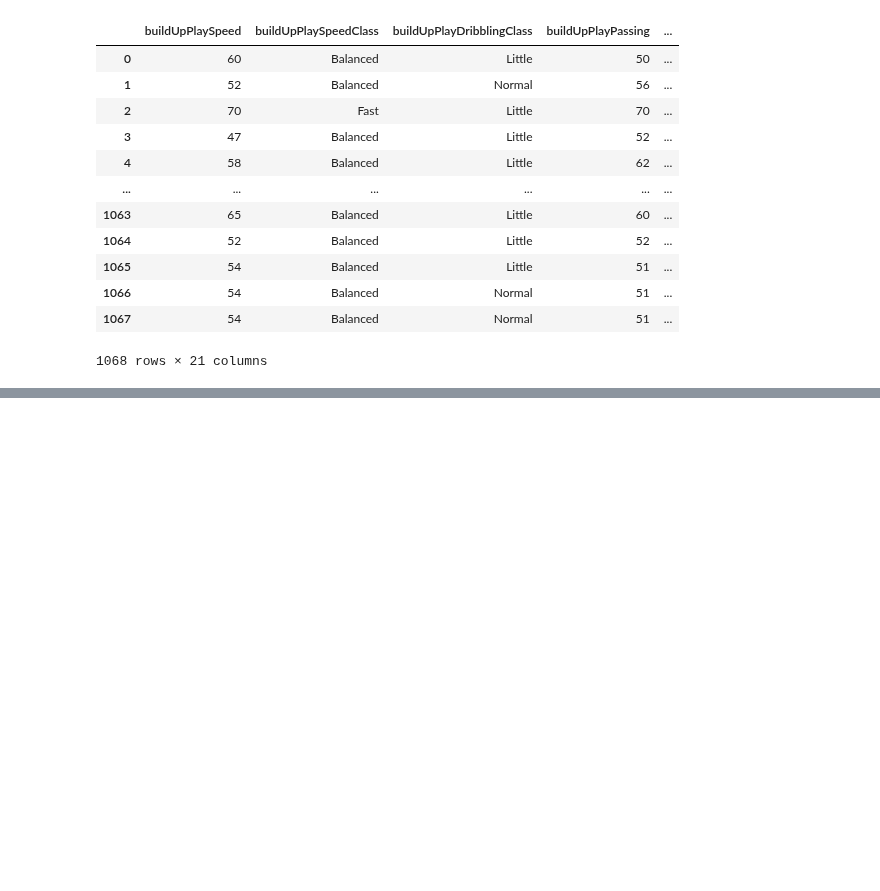
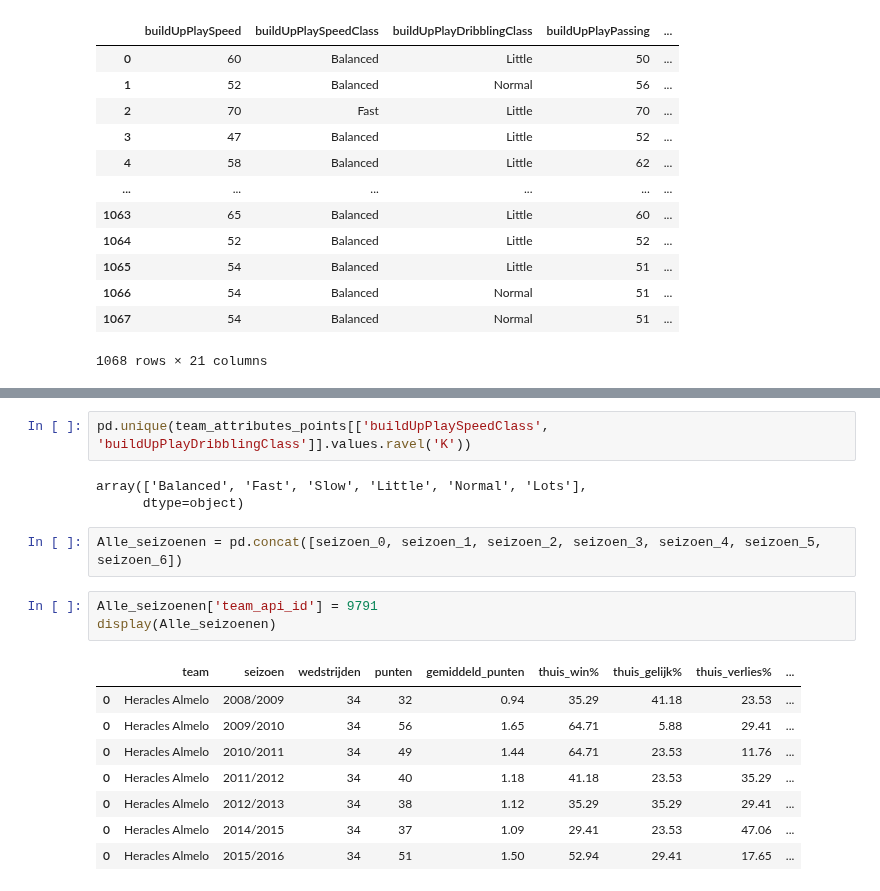
Before and after one commit to BJHeemskerk/DataLab2_2023, a Jupyter notebook: DataLab2_Groep_3B.ipynb, the cells around one changed output, grey strips where cells are left out. Cells and saved outputs as stored; diff of their text form; blank space fills up the shorter version.

```diff
--- a/DataLab2_Groep_3B.ipynb
+++ b/DataLab2_Groep_3B.ipynb
@@ -706,0 +725,19 @@ team_attributes_points
+# %%
+pd.unique(team_attributes_points[['buildUpPlaySpeedClass', 'buildUpPlayDribblingClass']].values.ravel('K'))
+# %% [output]
+array(['Balanced', 'Fast', 'Slow', 'Little', 'Normal', 'Lots'],
+      dtype=object)
+# %%
+Alle_seizoenen = pd.concat([seizoen_0, seizoen_1, seizoen_2, seizoen_3, seizoen_4, seizoen_5, seizoen_6])
+# %%
+Alle_seizoenen['team_api_id'] = 9791
+display(Alle_seizoenen)
+# %% [output]
+|  | team | seizoen | wedstrijden | punten | gemiddeld_punten | thuis_win% | thuis_gelijk% | thuis_verlies% | ... |
+| 0 | Heracles Almelo | 2008/2009 | 34 | 32 | 0.94 | 35.29 | 41.18 | 23.53 | ... |
+| 0 | Heracles Almelo | 2009/2010 | 34 | 56 | 1.65 | 64.71 | 5.88 | 29.41 | ... |
+| 0 | Heracles Almelo | 2010/2011 | 34 | 49 | 1.44 | 64.71 | 23.53 | 11.76 | ... |
+| 0 | Heracles Almelo | 2011/2012 | 34 | 40 | 1.18 | 41.18 | 23.53 | 35.29 | ... |
+| 0 | Heracles Almelo | 2012/2013 | 34 | 38 | 1.12 | 35.29 | 35.29 | 29.41 | ... |
+| 0 | Heracles Almelo | 2014/2015 | 34 | 37 | 1.09 | 29.41 | 23.53 | 47.06 | ... |
+| 0 | Heracles Almelo | 2015/2016 | 34 | 51 | 1.50 | 52.94 | 29.41 | 17.65 | ... |
```
Also changed, not shown: parts of 17 cells of this notebook.
